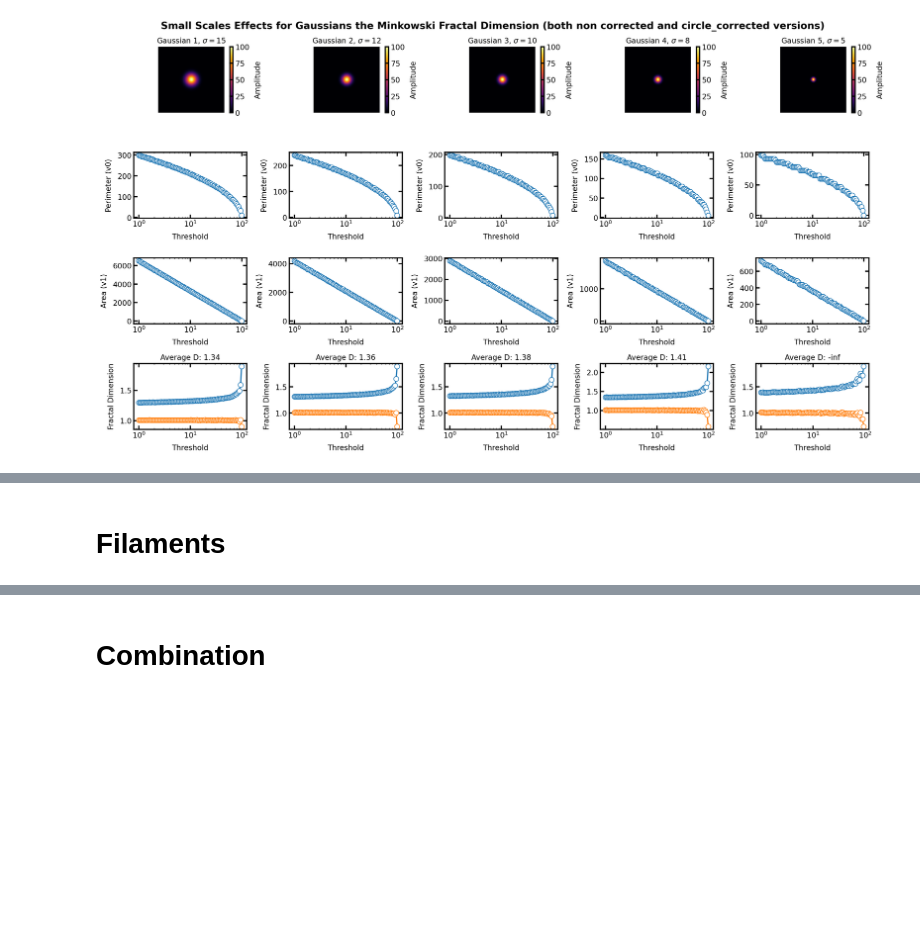
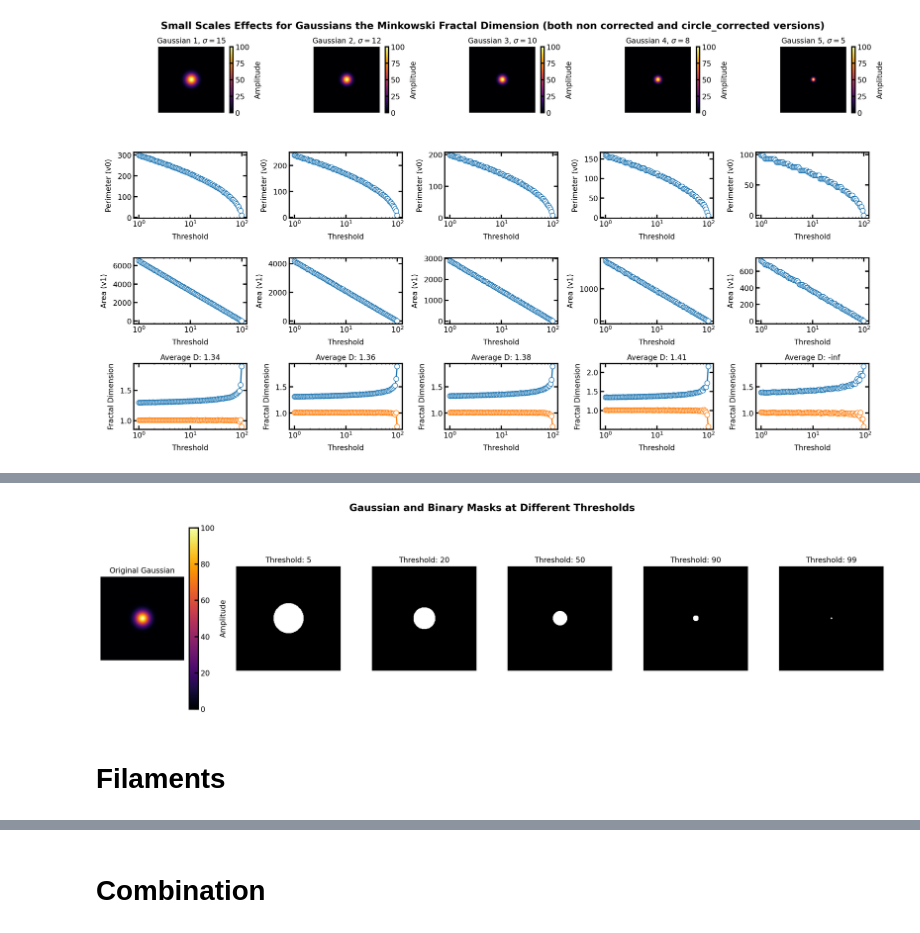
Before and after one commit to SimoneSped/fractal_OMC, a Jupyter notebook: Simulations_PA.ipynb, the cells around one changed output, grey strips where cells are left out. Cells and saved outputs as stored; diff of their text form; code cells hidden in the pictures; blank space fills up the shorter version.

```diff
--- a/Simulations_PA.ipynb
+++ b/Simulations_PA.ipynb
@@ -145,2 +93,14 @@ Threshold: 0.05, Fractal Dimension: 1.31
+# %%
+# Generate a single 2D Gaussian
+shape = (256, 256)
+center = (128, 128)  # Center of the Gaussian
+sigma = 15  # Standard deviation of the Gaussian
+gaussian = 100*generate_2d_gaussian(shape, center, sigma)
+
+thresholds = [5, 20, 50, 90, 99]  # Different thresholds for binary masks
+
+show_shape_different_thresholds(thresholds, gaussian, shape, form_name="Gaussian")
+# %% [output]
+[figure, added]
 # %% [markdown]
-# Filaments
+# **Filaments**
```
Also changed, not shown: parts of 6 cells of this notebook, 14 other files.
